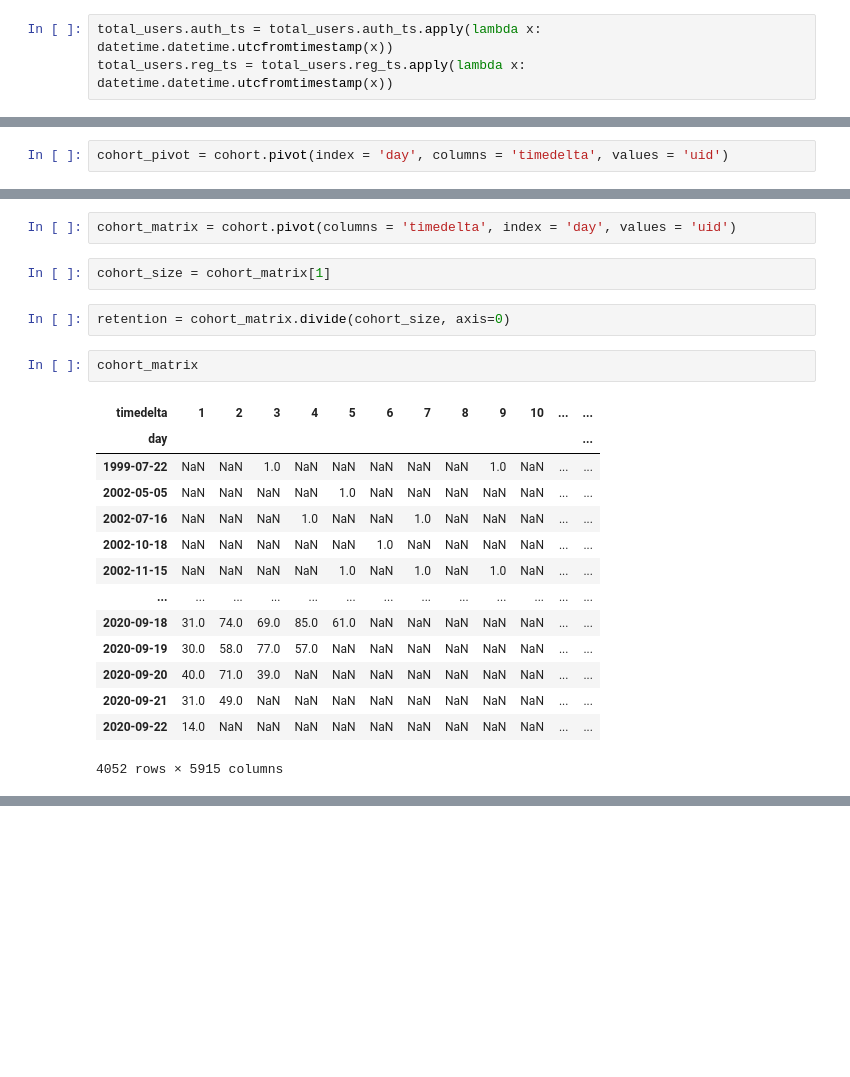
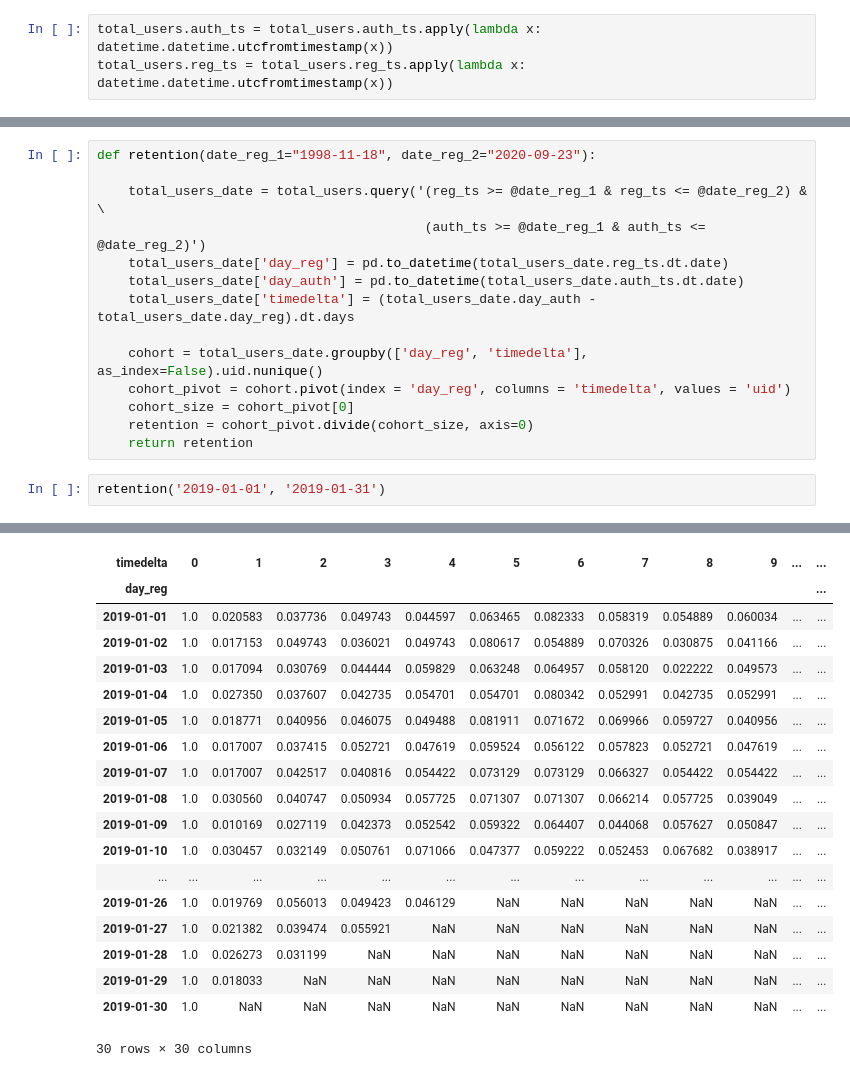
Before and after one commit to equi1p/game_analyst, a Jupyter notebook: Game_project.ipynb, the cells around one changed output, grey strips where cells are left out. Cells and saved outputs as stored; diff of their text form; blank space fills up the shorter version.

Commit message:
retention function

```diff
--- a/Game_project.ipynb
+++ b/Game_project.ipynb
@@ -43,2 +22,0 @@ cohort.head()
-# %%
-cohort_pivot = cohort.pivot(index = 'day', columns = 'timedelta', values = 'uid')
@@ -62,23 +23,17 @@ cohort_pivot
-# %%
-cohort_matrix = cohort.pivot(columns = 'timedelta', index = 'day', values = 'uid')
-# %%
-cohort_size = cohort_matrix[1]
-# %%
-retention = cohort_matrix.divide(cohort_size, axis=0)
-# %%
-cohort_matrix
-# %% [output]
-| timedelta | 1 | 2 | 3 | 4 | 5 | 6 | 7 | 8 | 9 | 10 | ... | ... |
-| day |  |  |  |  |  |  |  |  |  |  |  | ... |
-| 1999-07-22 | NaN | NaN | 1.0 | NaN | NaN | NaN | NaN | NaN | 1.0 | NaN | ... | ... |
-| 2002-05-05 | NaN | NaN | NaN | NaN | 1.0 | NaN | NaN | NaN | NaN | NaN | ... | ... |
-| 2002-07-16 | NaN | NaN | NaN | 1.0 | NaN | NaN | 1.0 | NaN | NaN | NaN | ... | ... |
-| 2002-10-18 | NaN | NaN | NaN | NaN | NaN | 1.0 | NaN | NaN | NaN | NaN | ... | ... |
-| 2002-11-15 | NaN | NaN | NaN | NaN | 1.0 | NaN | 1.0 | NaN | 1.0 | NaN | ... | ... |
-| ... | ... | ... | ... | ... | ... | ... | ... | ... | ... | ... | ... | ... |
-| 2020-09-18 | 31.0 | 74.0 | 69.0 | 85.0 | 61.0 | NaN | NaN | NaN | NaN | NaN | ... | ... |
-| 2020-09-19 | 30.0 | 58.0 | 77.0 | 57.0 | NaN | NaN | NaN | NaN | NaN | NaN | ... | ... |
-| 2020-09-20 | 40.0 | 71.0 | 39.0 | NaN | NaN | NaN | NaN | NaN | NaN | NaN | ... | ... |
-| 2020-09-21 | 31.0 | 49.0 | NaN | NaN | NaN | NaN | NaN | NaN | NaN | NaN | ... | ... |
-| 2020-09-22 | 14.0 | NaN | NaN | NaN | NaN | NaN | NaN | NaN | NaN | NaN | ... | ... |
-4052 rows × 5915 columns
+# %%
+def retention(date_reg_1="1998-11-18", date_reg_2="2020-09-23"):
+
+    total_users_date = total_users.query('(reg_ts >= @date_reg_1 & reg_ts <= @date_reg_2) & \
+                                          (auth_ts >= @date_reg_1 & auth_ts <= @date_reg_2)')
+    total_users_date['day_reg'] = pd.to_datetime(total_users_date.reg_ts.dt.date)
+    total_users_date['day_auth'] = pd.to_datetime(total_users_date.auth_ts.dt.date)
+    total_users_date['timedelta'] = (total_users_date.day_auth - total_users_date.day_reg).dt.days
+
+    cohort = total_users_date.groupby(['day_reg', 'timedelta'], as_index=False).uid.nunique()
+    cohort_pivot = cohort.pivot(index = 'day_reg', columns = 'timedelta', values = 'uid')
+    cohort_size = cohort_pivot[0]
+    retention = cohort_pivot.divide(cohort_size, axis=0)
+    return retention
+# %%
+retention('2019-01-01', '2019-01-31')
+# %% [output]
@@ -84,0 +55,19 @@ cohort_matrix
+| timedelta | 0 | 1 | 2 | 3 | 4 | 5 | 6 | 7 | 8 | 9 | ... | ... |
+| day_reg |  |  |  |  |  |  |  |  |  |  |  | ... |
+| 2019-01-01 | 1.0 | 0.020583 | 0.037736 | 0.049743 | 0.044597 | 0.063465 | 0.082333 | 0.058319 | 0.054889 | 0.060034 | ... | ... |
+| 2019-01-02 | 1.0 | 0.017153 | 0.049743 | 0.036021 | 0.049743 | 0.080617 | 0.054889 | 0.070326 | 0.030875 | 0.041166 | ... | ... |
+| 2019-01-03 | 1.0 | 0.017094 | 0.030769 | 0.044444 | 0.059829 | 0.063248 | 0.064957 | 0.058120 | 0.022222 | 0.049573 | ... | ... |
+| 2019-01-04 | 1.0 | 0.027350 | 0.037607 | 0.042735 | 0.054701 | 0.054701 | 0.080342 | 0.052991 | 0.042735 | 0.052991 | ... | ... |
+| 2019-01-05 | 1.0 | 0.018771 | 0.040956 | 0.046075 | 0.049488 | 0.081911 | 0.071672 | 0.069966 | 0.059727 | 0.040956 | ... | ... |
+| 2019-01-06 | 1.0 | 0.017007 | 0.037415 | 0.052721 | 0.047619 | 0.059524 | 0.056122 | 0.057823 | 0.052721 | 0.047619 | ... | ... |
+| 2019-01-07 | 1.0 | 0.017007 | 0.042517 | 0.040816 | 0.054422 | 0.073129 | 0.073129 | 0.066327 | 0.054422 | 0.054422 | ... | ... |
+| 2019-01-08 | 1.0 | 0.030560 | 0.040747 | 0.050934 | 0.057725 | 0.071307 | 0.071307 | 0.066214 | 0.057725 | 0.039049 | ... | ... |
+| 2019-01-09 | 1.0 | 0.010169 | 0.027119 | 0.042373 | 0.052542 | 0.059322 | 0.064407 | 0.044068 | 0.057627 | 0.050847 | ... | ... |
+| 2019-01-10 | 1.0 | 0.030457 | 0.032149 | 0.050761 | 0.071066 | 0.047377 | 0.059222 | 0.052453 | 0.067682 | 0.038917 | ... | ... |
+| ... | ... | ... | ... | ... | ... | ... | ... | ... | ... | ... | ... | ... |
+| 2019-01-26 | 1.0 | 0.019769 | 0.056013 | 0.049423 | 0.046129 | NaN | NaN | NaN | NaN | NaN | ... | ... |
+| 2019-01-27 | 1.0 | 0.021382 | 0.039474 | 0.055921 | NaN | NaN | NaN | NaN | NaN | NaN | ... | ... |
+| 2019-01-28 | 1.0 | 0.026273 | 0.031199 | NaN | NaN | NaN | NaN | NaN | NaN | NaN | ... | ... |
+| 2019-01-29 | 1.0 | 0.018033 | NaN | NaN | NaN | NaN | NaN | NaN | NaN | NaN | ... | ... |
+| 2019-01-30 | 1.0 | NaN | NaN | NaN | NaN | NaN | NaN | NaN | NaN | NaN | ... | ... |
+30 rows × 30 columns
```
Also changed, not shown: parts of 8 cells of this notebook.
